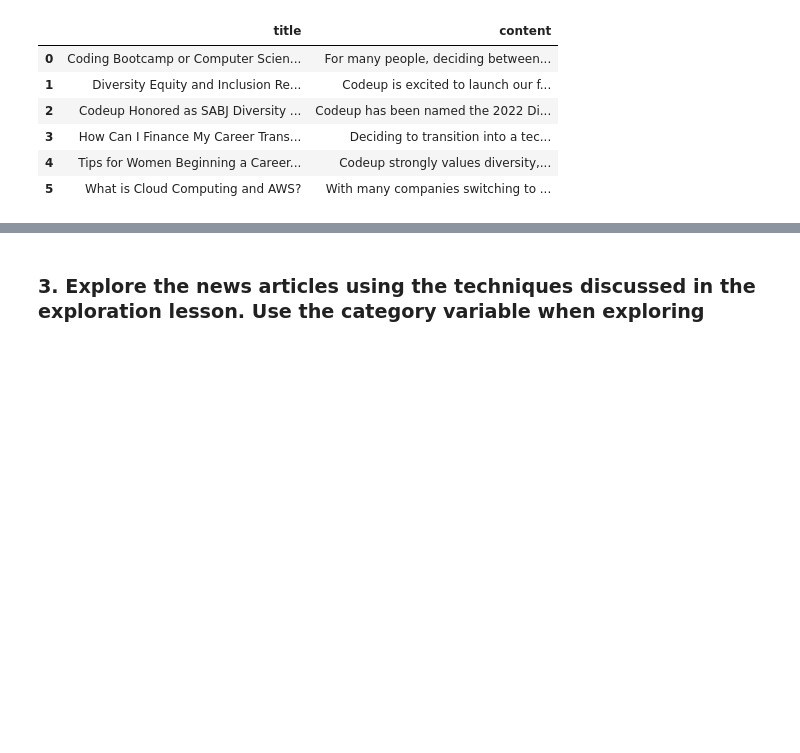
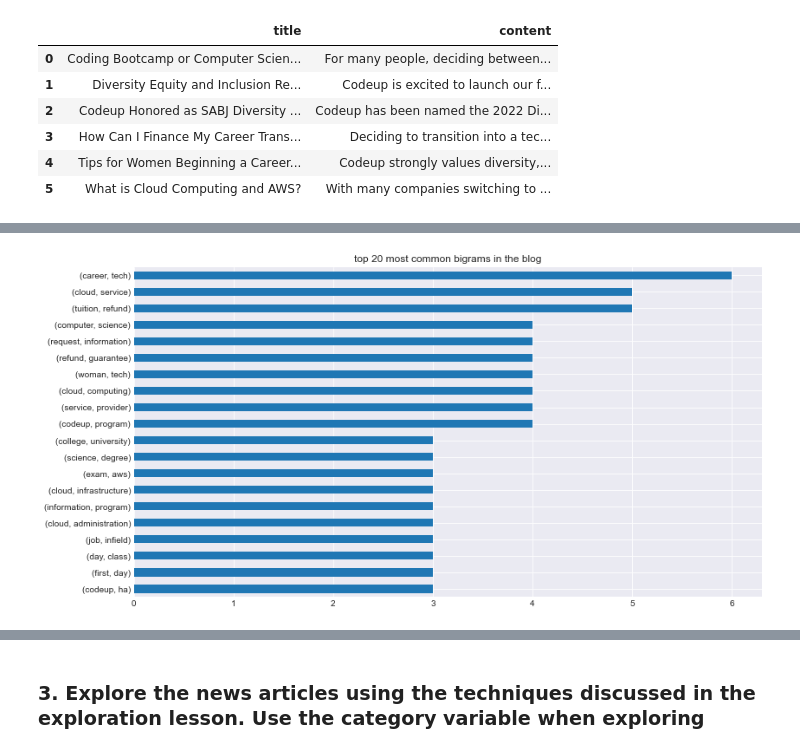
Before and after one commit to rajeshlamichhane04/natural-language-processing-exercises, a Jupyter notebook: explore.ipynb, the cells around one changed output, grey strips where cells are left out. Saved outputs shown, nothing was run; the diff lists cells and outputs as text; code cells hidden in the pictures; blank space fills up the shorter version.

```diff
--- a/explore.ipynb
+++ b/explore.ipynb
@@ -264,0 +263,10 @@ blog_word_counts.sort_values('content', ascending=False).head(30)
+# %%
+#lets draw bigram
+blog_biogram = pd.Series(nltk.ngrams(blog_words.split(),2)).value_counts().head(20)
+# %%
+#plot biogram
+blog_biogram.sort_values(ascending = True).plot.barh()
+plt.title('top 20 most common bigrams in the blog')
+plt.show()
+# %% [output]
+[figure, added]
```
Also changed, not shown: parts of 34 cells of this notebook.
